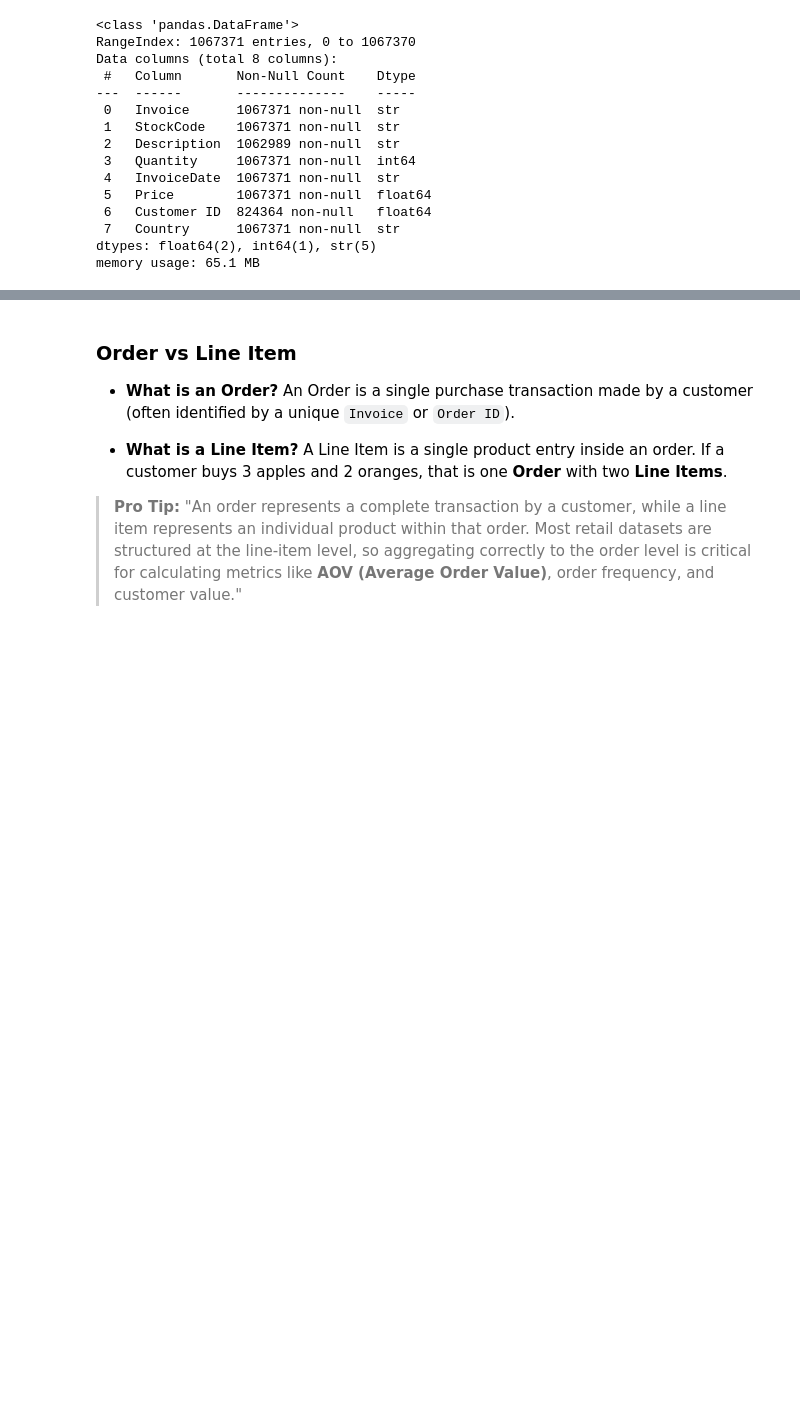
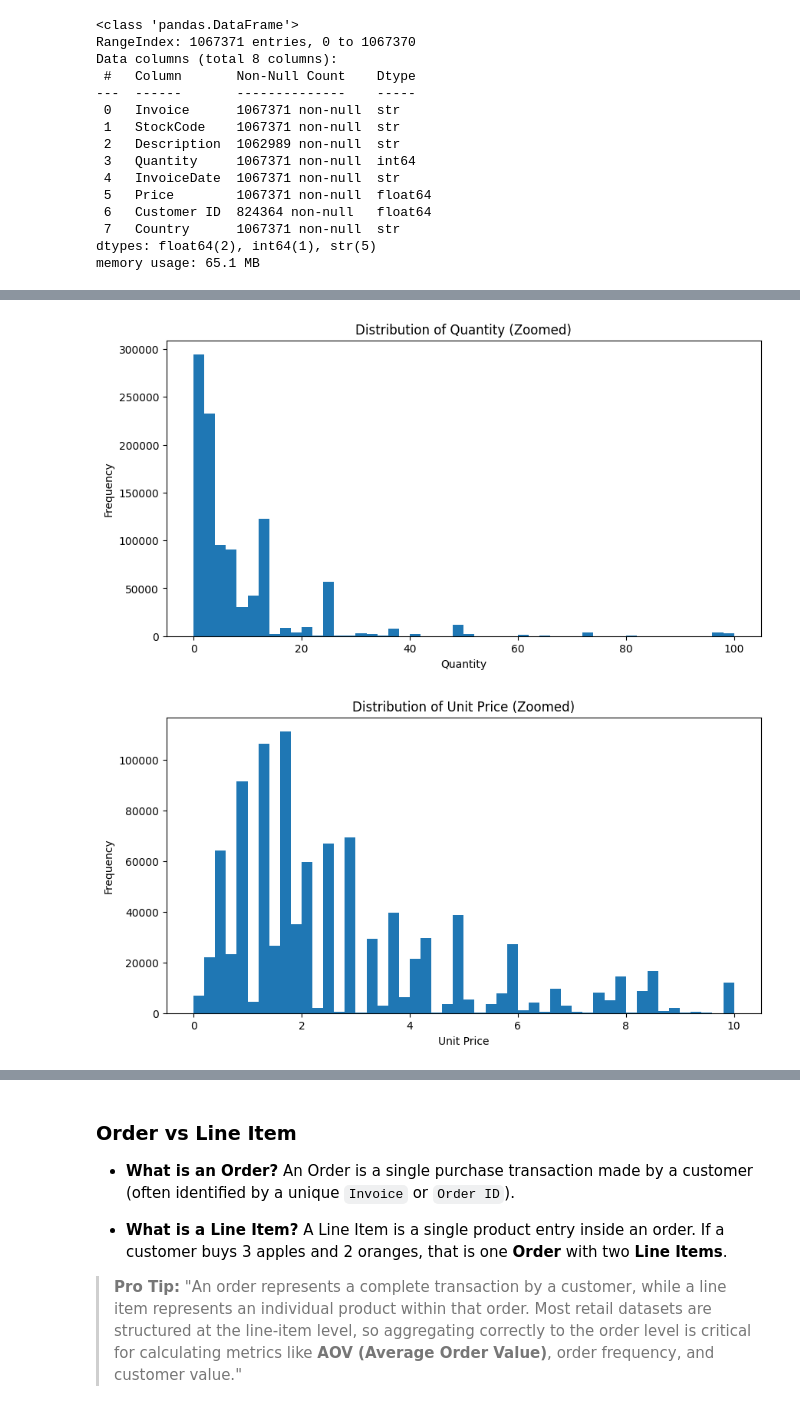
Before and after one commit to ezzatmohammed/online-retail-analysis, a Jupyter notebook: notebooks/01_eda.ipynb, the cells around one changed output, grey strips where cells are left out. Drawn from its saved outputs; the diff is of its cells as text; code cells hidden in the pictures; blank space fills up the shorter version.

```diff
--- a/notebooks/01_eda.ipynb
+++ b/notebooks/01_eda.ipynb
@@ -130,0 +309,18 @@ memory usage: 65.1 MB
+# %%
+#Zooming into specific ranges
+plt.figure(figsize=(10, 5))
+plt.hist(valid_invoices['Quantity'], bins=50, range=(0, 100))
+plt.title('Distribution of Quantity (Zoomed)')
+plt.xlabel('Quantity')
+plt.ylabel('Frequency')
+plt.show()
+
+plt.figure(figsize=(10, 5))
+plt.hist(valid_invoices['Price'], bins=50, range=(0, 10))
+plt.title('Distribution of Unit Price (Zoomed)')
+plt.xlabel('Unit Price')
+plt.ylabel('Frequency')
+plt.show()
+# %% [output]
+[figure, added]
+[figure, added]
```
Also changed, not shown: parts of 27 cells of this notebook, 3 other files.
